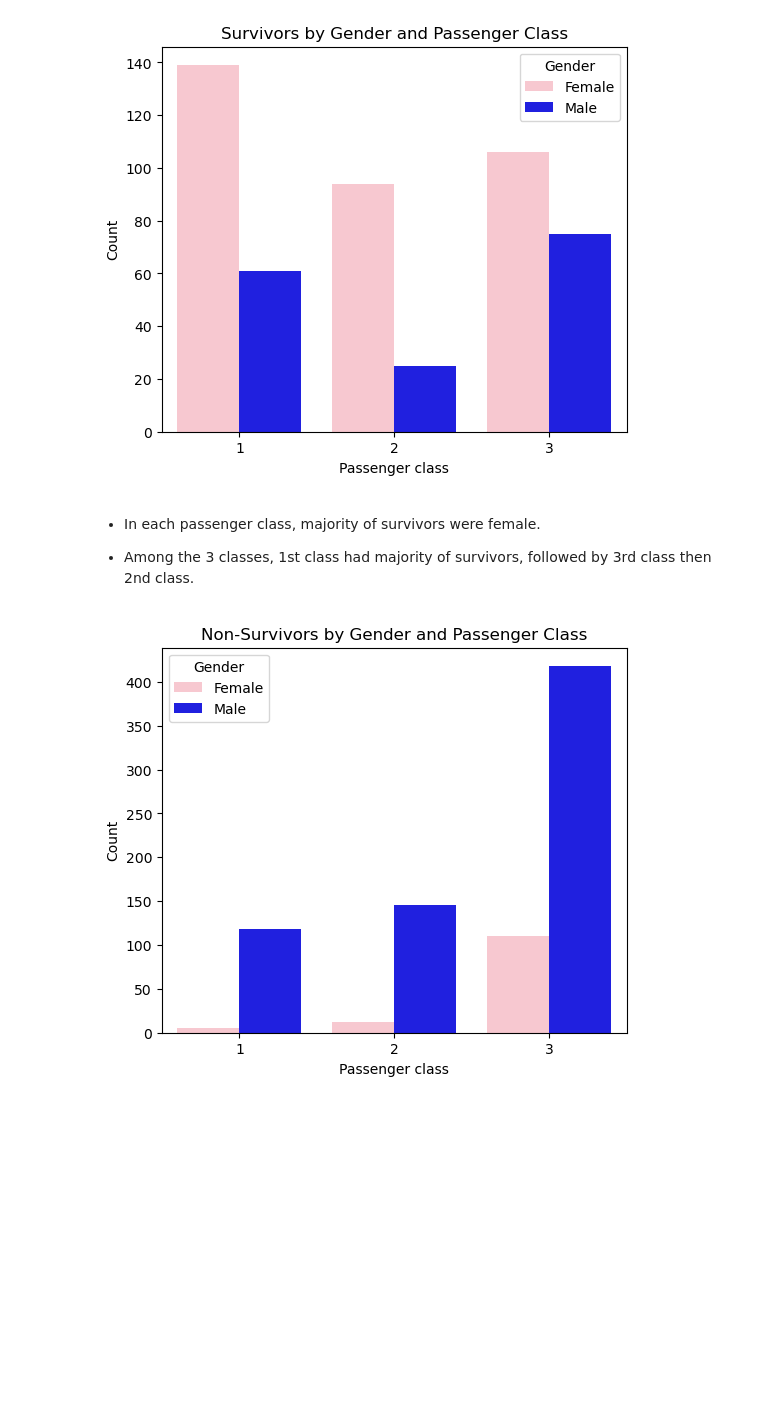
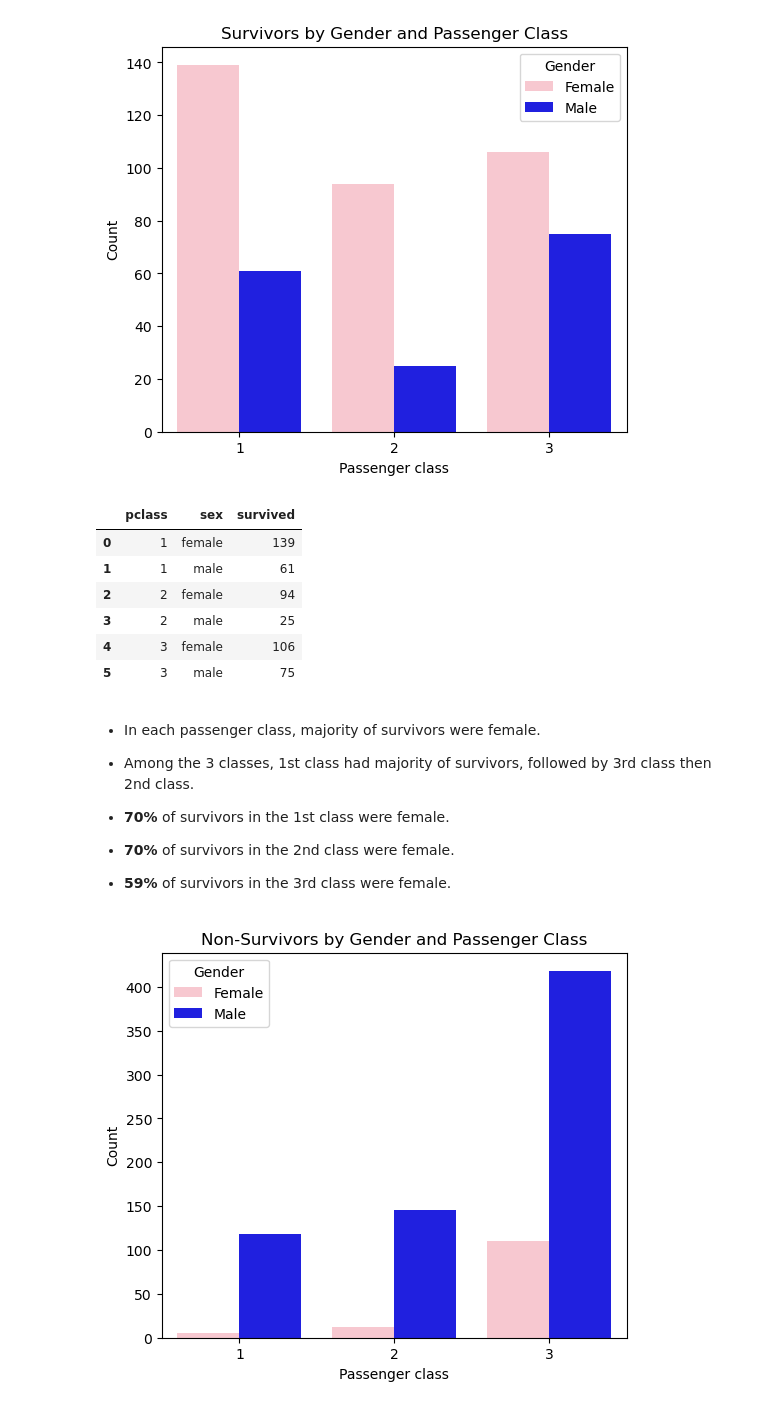
Before and after one commit to Lenida-Daniels/titanic-analysis-and-prediction, a Jupyter notebook: titanic_visualizations.ipynb, the cells around one changed output. Cells and saved outputs as stored; diff of their text form; code cells hidden in the pictures; blank space fills up the shorter version.

```diff
--- a/titanic_visualizations.ipynb
+++ b/titanic_visualizations.ipynb
@@ -180,10 +180,26 @@ plt.legend(title='Gender', labels=['Female', 'Male'])
 plt.show()
 # %% [output]
 [figure]
+# %%
+df.groupby(['pclass','sex'])['survived'].sum().reset_index()
+# %% [output]
+|  | pclass | sex | survived |
+| 0 | 1 | female | 139 |
+| 1 | 1 | male | 61 |
+| 2 | 2 | female | 94 |
+| 3 | 2 | male | 25 |
+| 4 | 3 | female | 106 |
+| 5 | 3 | male | 75 |
 # %% [markdown]
 - In each passenger class, majority of survivors were female.
 
 - Among the 3 classes, 1st class had majority of survivors, followed by 3rd class then 2nd class.
+
+- **70%** of survivors in the 1st class were female.
+
+- **70%** of survivors in the 2nd class were female.
+
+- **59%** of survivors in the 3rd class were female.
 # %%
 plt.figure(figsize=(6, 5))
 sns.countplot(x='pclass', hue='sex', data=df[df['survived']==0], palette=['pink', 'blue'])
```
Also changed, not shown: parts of 12 cells of this notebook.
